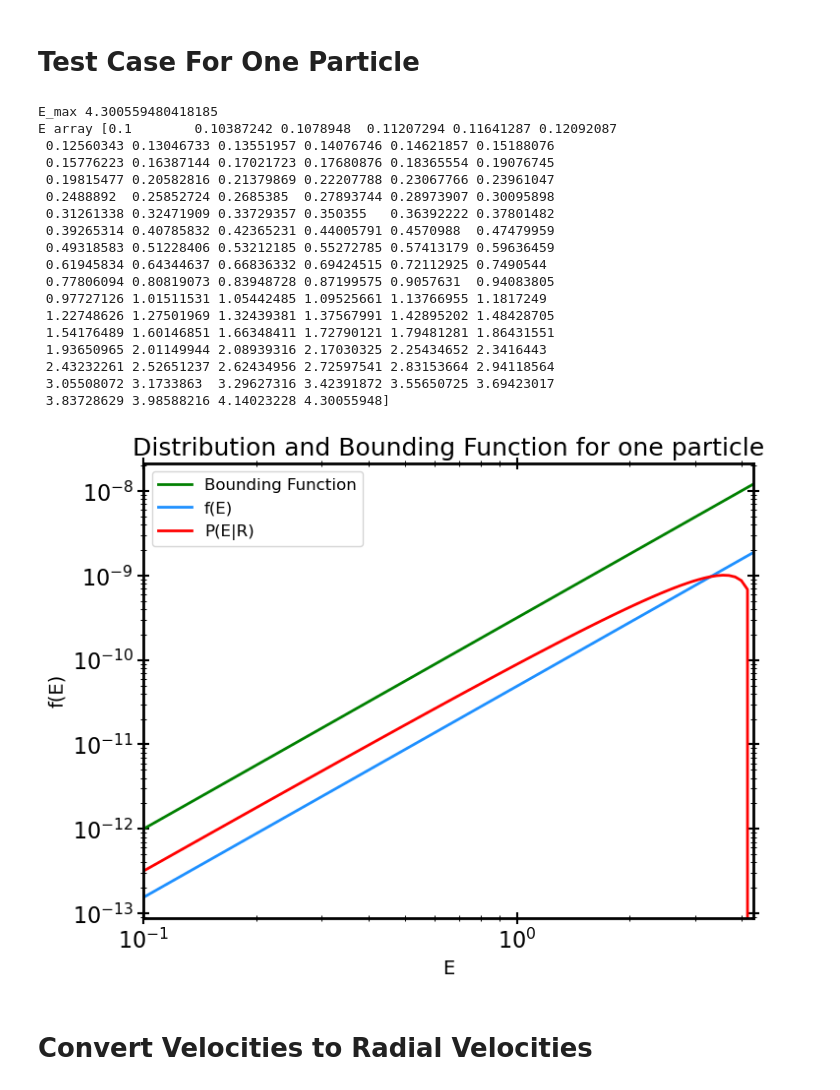
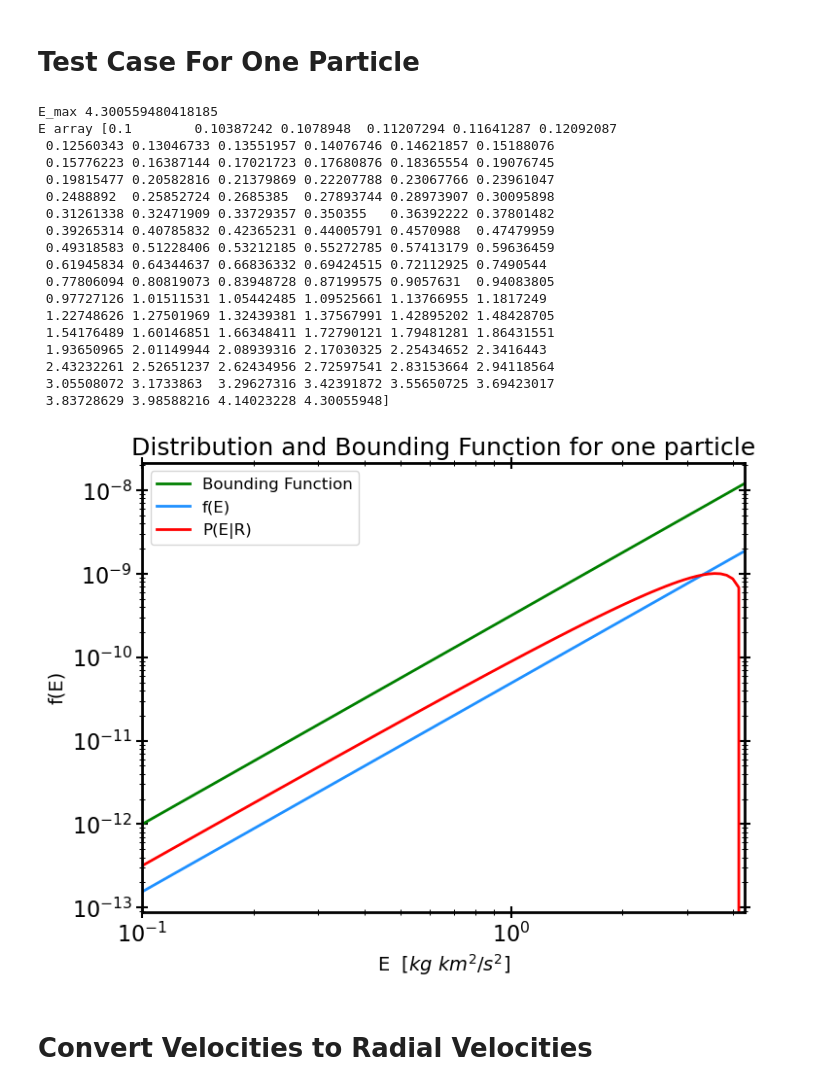
Before and after one commit to carlosajurado/AST384C-Computational-Astrophysics, a Jupyter notebook: HW1.ipynb, the cells around one changed output. Drawn from its saved outputs; the diff is of its cells as text; code cells hidden in the pictures.

```diff
--- a/HW1.ipynb
+++ b/HW1.ipynb
@@ -574,35 +574,35 @@ plt.loglog(E_arr, bound_function, label='Bounding Function', color='green', lw=2
 plt.loglog(E_arr, dist_arr, label='f(E)', color='dodgerblue', lw=2)
 plt.loglog(E_arr, prob_arr, label='P(E|R)', color='red', lw=2)
 plt.legend(loc='upper left')
 
 
 
 
 plt.xlim(10**-1, E_max)
 plt.title('Distribution and Bounding Function for one particle')
-plt.xlabel('E')
+plt.xlabel('E  [$kg$ $km^2$/$s^2$]')
 plt.ylabel('f(E)')
 plt.show()
 # %% [output]
 E_max 4.300559480418185
 E array [0.1        0.10387242 0.1078948  0.11207294 0.11641287 0.12092087
  0.12560343 0.13046733 0.13551957 0.14076746 0.14621857 0.15188076
  0.15776223 0.16387144 0.17021723 0.17680876 0.18365554 0.19076745
  0.19815477 0.20582816 0.21379869 0.22207788 0.23067766 0.23961047
  0.2488892  0.25852724 0.2685385  0.27893744 0.28973907 0.30095898
  0.31261338 0.32471909 0.33729357 0.350355   0.36392222 0.37801482
  0.39265314 0.40785832 0.42365231 0.44005791 0.4570988  0.47479959
  0.49318583 0.51228406 0.53212185 0.55272785 0.57413179 0.59636459
  0.61945834 0.64344637 0.66836332 0.69424515 0.72112925 0.7490544
  0.77806094 0.80819073 0.83948728 0.87199575 0.9057631  0.94083805
  0.97727126 1.01511531 1.05442485 1.09525661 1.13766955 1.1817249
  1.22748626 1.27501969 1.32439381 1.37567991 1.42895202 1.48428705
  1.54176489 1.60146851 1.66348411 1.72790121 1.79481281 1.86431551
  1.93650965 2.01149944 2.08939316 2.17030325 2.25434652 2.3416443
  2.43232261 2.52651237 2.62434956 2.72597541 2.83153664 2.94118564
  3.05508072 3.1733863  3.29627316 3.42391872 3.55650725 3.69423017
  3.83728629 3.98588216 4.14023228 4.30055948]
-[figure, old version]
+[figure, new version]
 # %% [markdown]
 # Convert Velocities to Radial Velocities
 # %%
```
Also changed, not shown: parts of 6 cells of this notebook.
